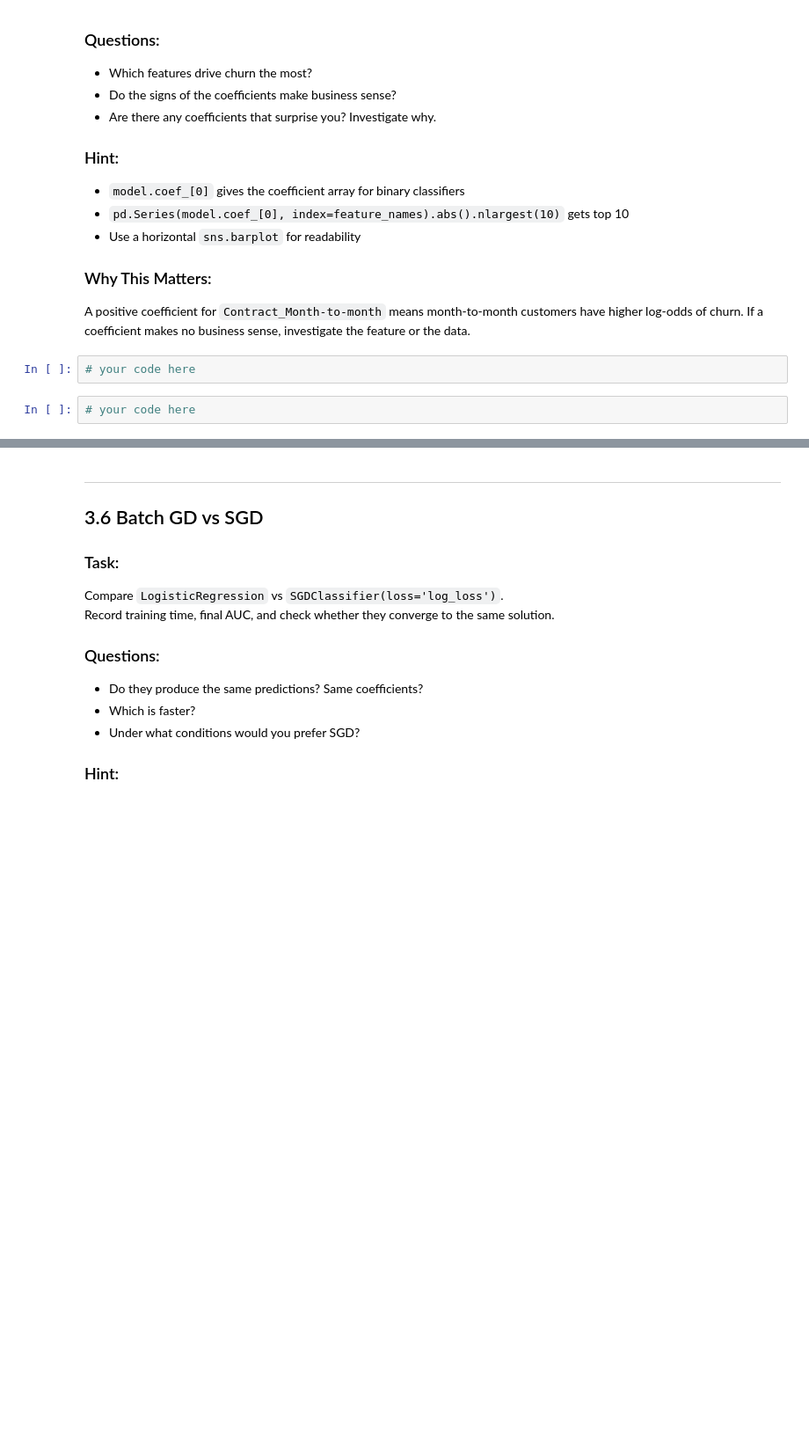
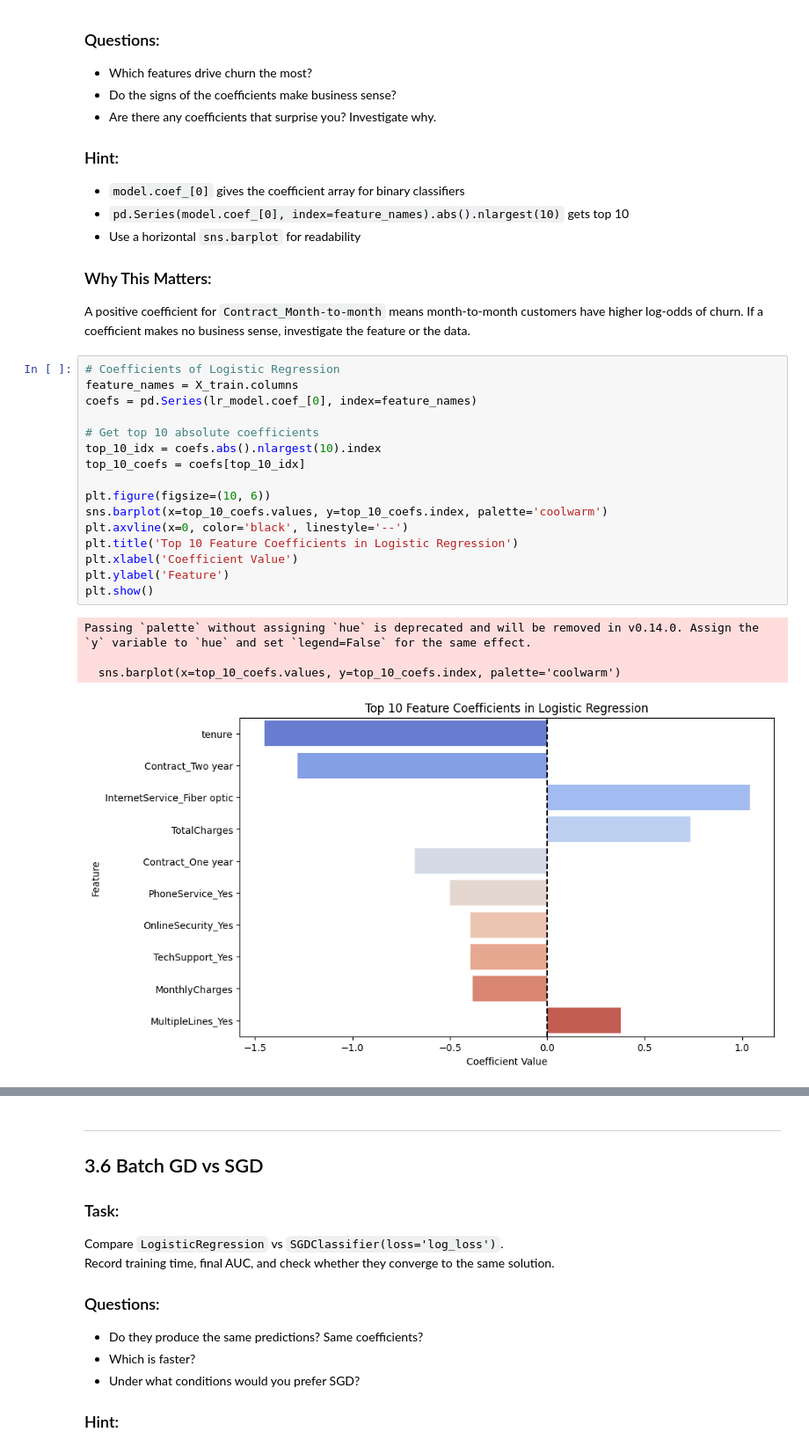
Before and after one commit to VirajSawad1021/FuseAI, a Jupyter notebook: Assignment_4/W4_Linear_Models_Assignment.ipynb, the cells around one changed output, grey strips where cells are left out. Shown at 88% size. Drawn from its saved outputs; the diff is of its cells as text; blank space fills up the shorter version.

Commit message:
Complete W4 Linear Model Assignment (Linear Models, Churn, CLV, and Leakage)

```diff
--- a/Assignment_4/W4_Linear_Models_Assignment.ipynb
+++ b/Assignment_4/W4_Linear_Models_Assignment.ipynb
@@ -711,7 +722,24 @@ Plot the top 10 features by absolute coefficient value for your best classifier.
 
 ### Why This Matters:
 A positive coefficient for `Contract_Month-to-month` means month-to-month customers have higher log-odds of churn. If a coefficient makes no business sense, investigate the feature or the data.
-# %%
-# your code here
-# %%
-# your code here
+# %%
+# Coefficients of Logistic Regression
+feature_names = X_train.columns
+coefs = pd.Series(lr_model.coef_[0], index=feature_names)
+
+# Get top 10 absolute coefficients
+top_10_idx = coefs.abs().nlargest(10).index
+top_10_coefs = coefs[top_10_idx]
+
+plt.figure(figsize=(10, 6))
+sns.barplot(x=top_10_coefs.values, y=top_10_coefs.index, palette='coolwarm')
+plt.axvline(x=0, color='black', linestyle='--')
+plt.title('Top 10 Feature Coefficients in Logistic Regression')
+plt.xlabel('Coefficient Value')
+plt.ylabel('Feature')
+plt.show()
+# %% [output]
+Passing `palette` without assigning `hue` is deprecated and will be removed in v0.14.0. Assign the `y` variable to `hue` and set `legend=False` for the same effect.
+
+  sns.barplot(x=top_10_coefs.values, y=top_10_coefs.index, palette='coolwarm')
+[figure, added]
```
Also changed, not shown: parts of 76 cells of this notebook, 1 other file.
